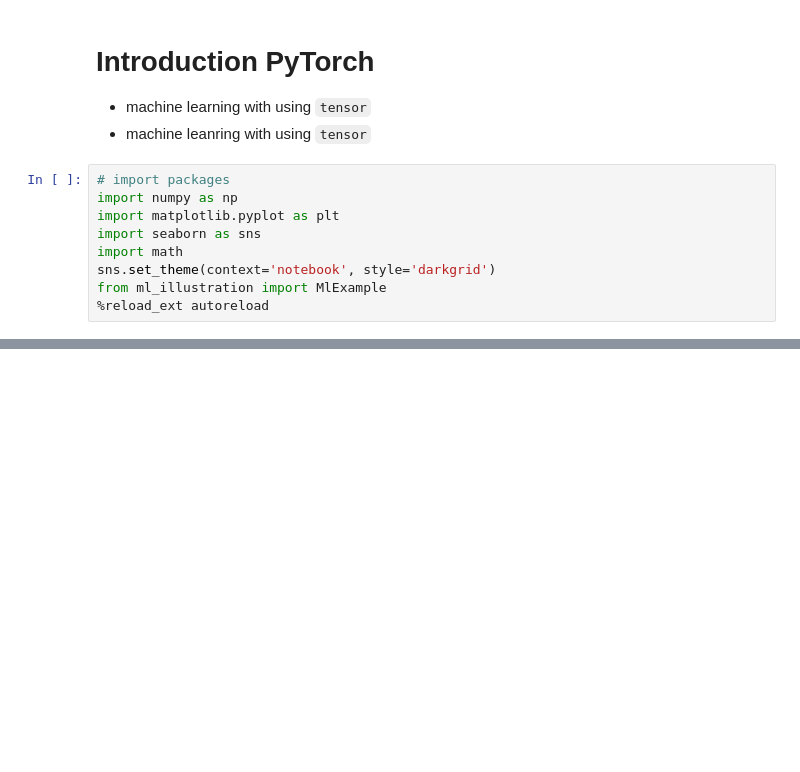
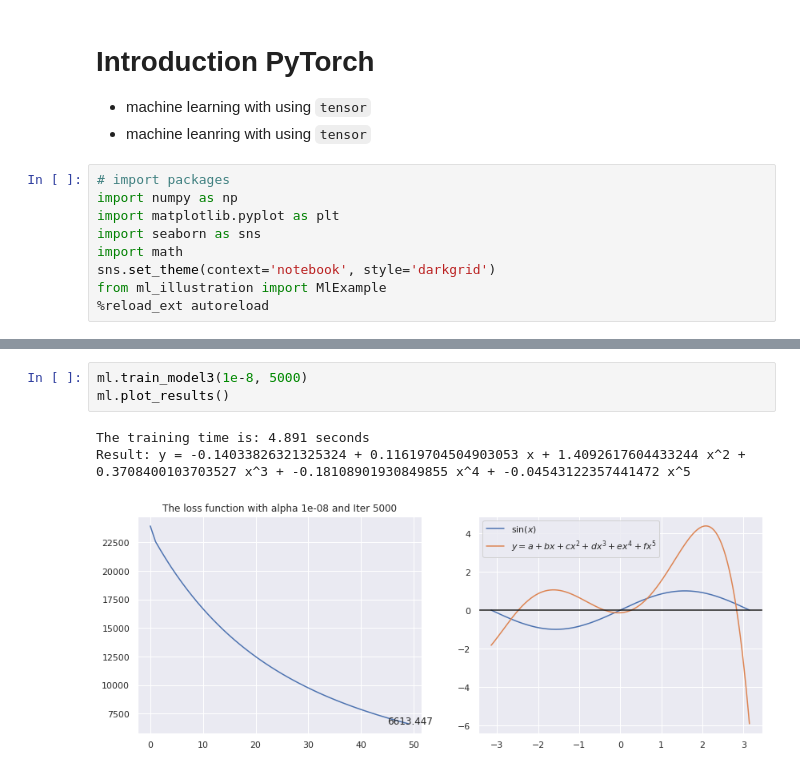
Before and after one commit to oceanumeric/ESL, a Jupyter notebook: ch0/PyTorch.ipynb, the cells around one changed output, grey strips where cells are left out. Drawn from its saved outputs; the diff is of its cells as text; blank space fills up the shorter version.

```diff
--- a/ch0/PyTorch.ipynb
+++ b/ch0/PyTorch.ipynb
@@ -23,0 +47,7 @@ Result: y = -0.04238407530278376 + 0.835264355717464 x + 0.007311958263787501 x^
+# %%
+ml.train_model3(1e-8, 5000)
+ml.plot_results()
+# %% [output]
+The training time is: 4.891 seconds
+Result: y = -0.14033826321325324 + 0.11619704504903053 x + 1.4092617604433244 x^2 + 0.3708400103703527 x^3 + -0.18108901930849855 x^4 + -0.04543122357441472 x^5
+[figure, added]
```
Also changed, not shown: parts of 8 cells of this notebook, 1 other file.
